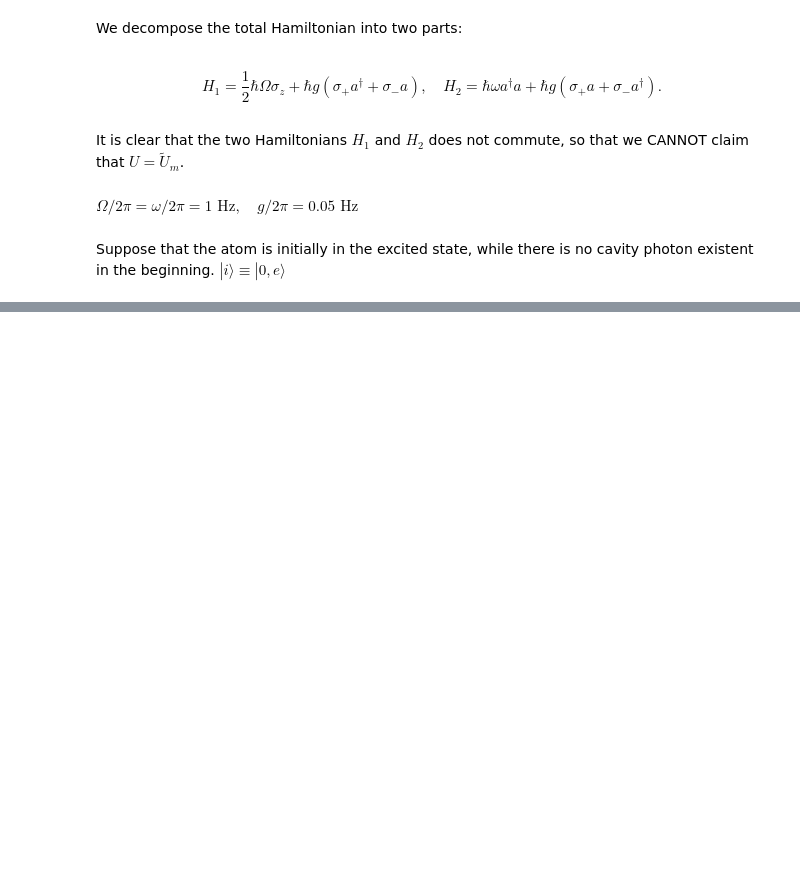
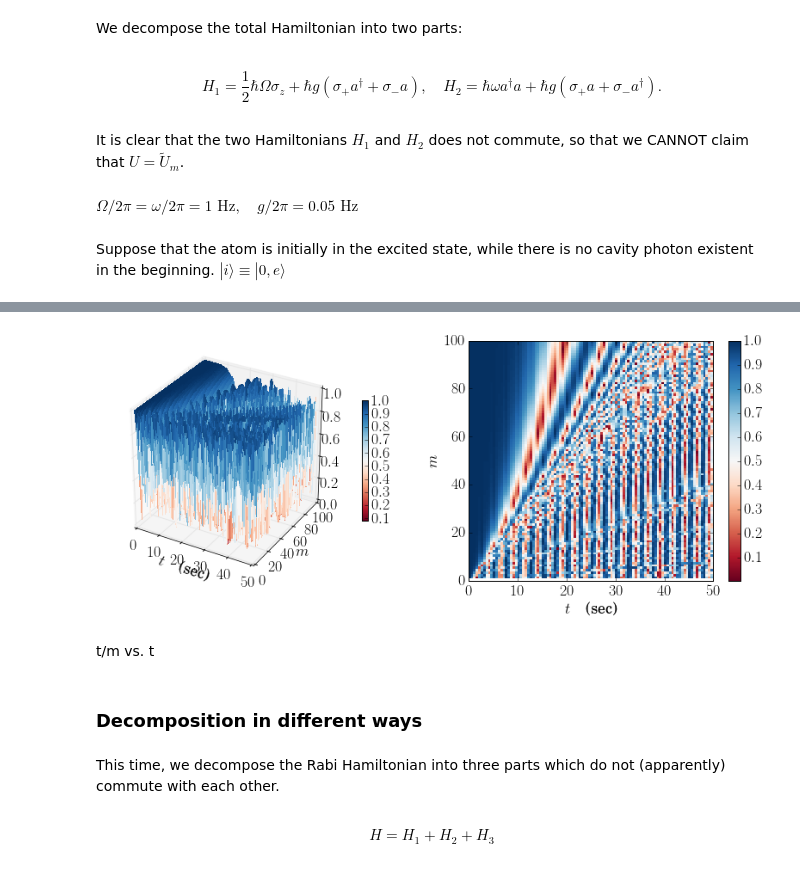
Before and after one commit to eunjongkim/trotter-formula, a Jupyter notebook: notebooks/trotter-expansion-Rabi-Model.ipynb, the cells around one changed output, grey strips where cells are left out. Drawn from its saved outputs; the diff is of its cells as text; code cells hidden in the pictures; blank space fills up the shorter version.

```diff
--- a/notebooks/trotter-expansion-Rabi-Model.ipynb
+++ b/notebooks/trotter-expansion-Rabi-Model.ipynb
@@ -118 +147,16 @@ ax.set_ylabel(r'$m$');
+# %%
+wc = 1.0  * 2 * np.pi  # cavity frequency
+wa = 1.0  * 2 * np.pi  # atom frequency
+g  = 0.1 * 2 * np.pi  # coupling strength
+
+# Rabi Model Hamiltonian decomposed into two parts:
+H_list = [wc * a.dag() * a + g * (a.dag() * sm.dag() + a * sm),
+          wa * sm.dag() * sm + g * (a * sm.dag() + a.dag() * sm)]
+H = sum(H_list)
+# %%
+X,Y = np.meshgrid(range(1,M+1), tlist)
+Z = np.zeros((M,len(tlist)))
+for i1 in range(M):
+    for i2 in range(len(tlist)):
+        Z[i1,i2] = abs((U_approx(H_list,X[i2,i1],Y[i2,i1])*psi0).overlap(U(H,Y[i2,i1]) * psi0))
 # %%
@@ -127,0 +180,41 @@ ax.set_ylabel(r'$m$');
+# %%
+wc = 1.0  * 2 * np.pi  # cavity frequency
+wa = 1.0  * 2 * np.pi  # atom frequency
+g  = 0.2 * 2 * np.pi  # coupling strength
+
+# Rabi Model Hamiltonian decomposed into two parts:
+H_list = [wc * a.dag() * a + g * (a.dag() * sm.dag() + a * sm),
+          wa * sm.dag() * sm + g * (a * sm.dag() + a.dag() * sm)]
+H = sum(H_list)
+# %%
+X,Y = np.meshgrid(range(1,M+1), tlist)
+Z = np.zeros((M,len(tlist)))
+for i1 in range(M):
+    for i2 in range(len(tlist)):
+        Z[i1,i2] = abs((U_approx(H_list,X[i2,i1],Y[i2,i1])*psi0).overlap(U(H,Y[i2,i1]) * psi0))
+# %%
+fig = plt.figure(figsize=(14,5))
+# surface_plot with color grading and color bar
+ax0 = fig.add_subplot(1, 2, 1, projection='3d')
+p = ax0.plot_surface(Y.T, X.T, Z, rstride=1, cstride=1, cmap=cm.RdBu, linewidth=0, antialiased=False)
+cb = fig.colorbar(p, shrink=0.5)
+ax0.set_xlabel(r'$t \quad\textrm{(sec)}$')
+ax0.set_ylabel(r'$m$')
+
+ax1 = fig.add_subplot(1, 2, 2)
+p = ax1.pcolor(Y.T, X.T, Z, cmap=cm.RdBu, vmin=abs(Z).min(), vmax=abs(Z).max())
+cb = fig.colorbar(p, ax=ax1)
+ax1.set_xlabel(r'$t \quad\textrm{(sec)}$')
+ax1.set_ylabel(r'$m$');
+# %% [output]
+[figure, added]
+# %% [markdown]
+t/m vs. t
+# %% [markdown]
+### Decomposition in different ways
+# %% [markdown]
+This time, we decompose the Rabi Hamiltonian into three parts which do not (apparently) commute with each other.
+# %% [markdown]
+$$
+H = H_1 + H_2 + H_3
+$$
```
Also changed, not shown: parts of 32 cells of this notebook.
